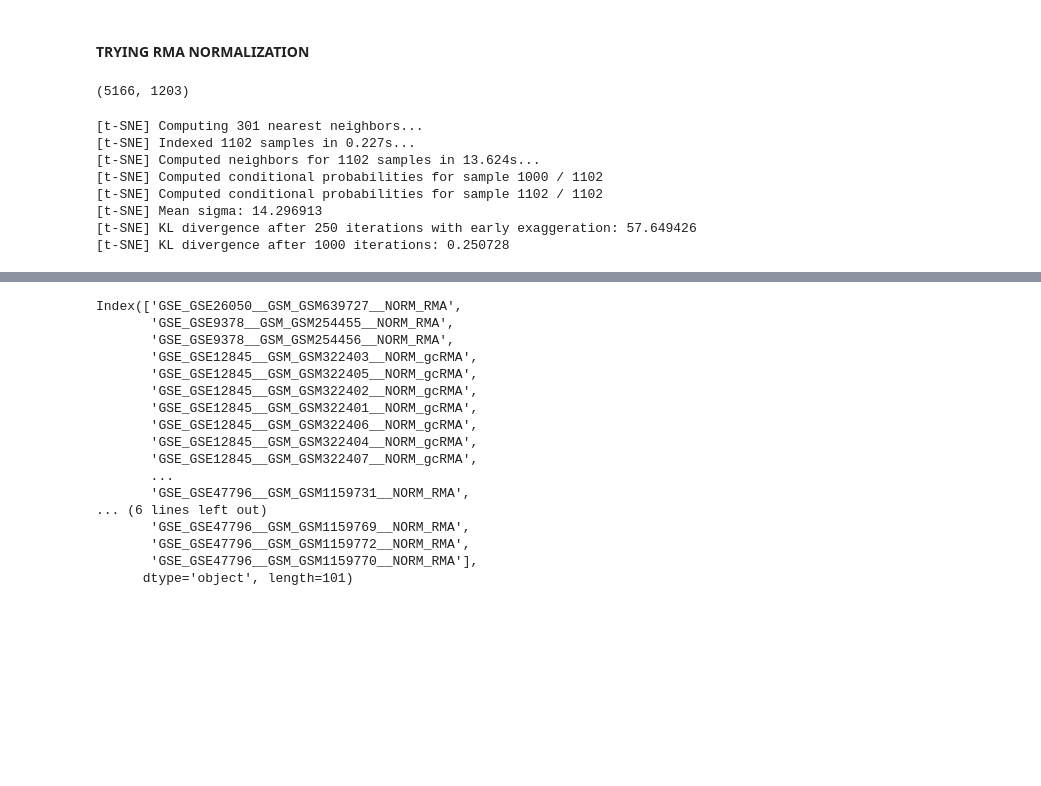
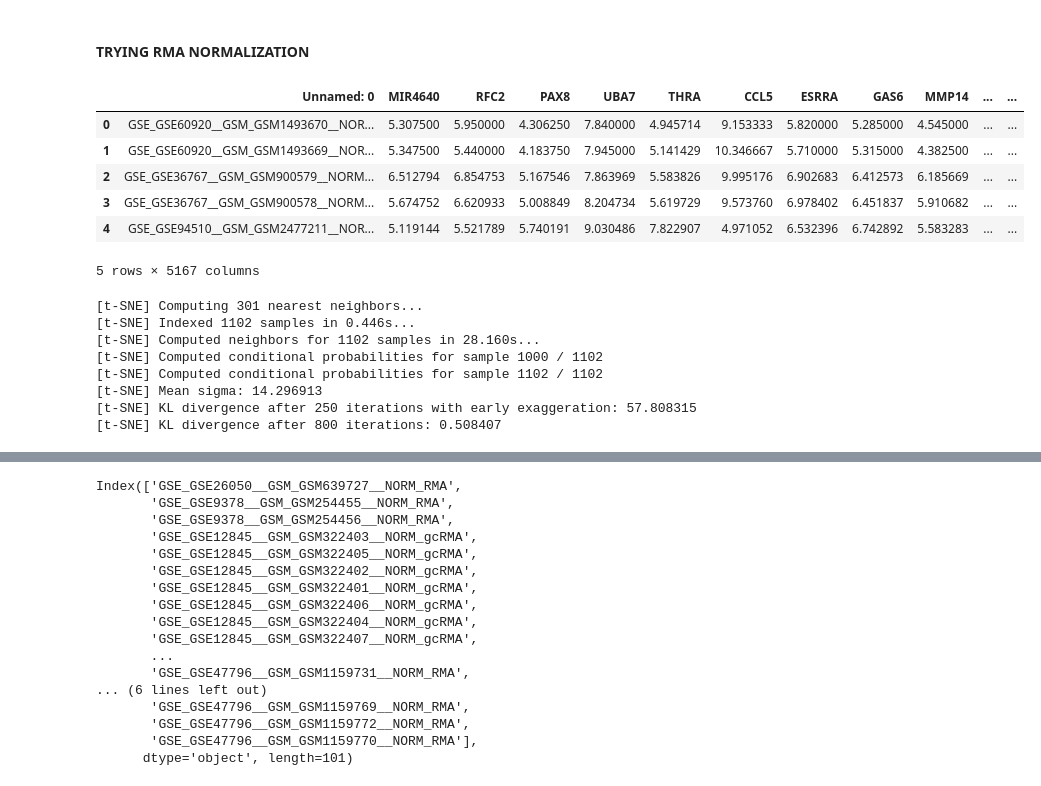
Before and after one commit to qu4drupole/DREAM_cell_deconvolution, a Jupyter notebook: Bulk_mircoarray/EDA_visualization.ipynb, the cells around one changed output, grey strips where cells are left out. Drawn from its saved outputs; the diff is of its cells as text; code cells hidden in the pictures; blank space fills up the shorter version.

```diff
--- a/Bulk_mircoarray/EDA_visualization.ipynb
+++ b/Bulk_mircoarray/EDA_visualization.ipynb
@@ -27,22 +29,28 @@ coarse_data = microarray_data(['CD4.T.cells', 'CD8.T.cells', 'NK.cells', 'B.cell
 coarseAll = coarse_data.mergeCellTypes()
 # %%
 # coarseAll.keys()
-coarseAll['merged_df'].shape
+test_df.head()
 # %% [output]
+|  | Unnamed: 0 | MIR4640 | RFC2 | PAX8 | UBA7 | THRA | CCL5 | ESRRA | GAS6 | MMP14 | ... | ... |
+| 0 | GSE_GSE60920__GSM_GSM1493670__NOR... | 5.307500 | 5.950000 | 4.306250 | 7.840000 | 4.945714 | 9.153333 | 5.820000 | 5.285000 | 4.545000 | ... | ... |
+| 1 | GSE_GSE60920__GSM_GSM1493669__NOR... | 5.347500 | 5.440000 | 4.183750 | 7.945000 | 5.141429 | 10.346667 | 5.710000 | 5.315000 | 4.382500 | ... | ... |
+| 2 | GSE_GSE36767__GSM_GSM900579__NORM... | 6.512794 | 6.854753 | 5.167546 | 7.863969 | 5.583826 | 9.995176 | 6.902683 | 6.412573 | 6.185669 | ... | ... |
+| 3 | GSE_GSE36767__GSM_GSM900578__NORM... | 5.674752 | 6.620933 | 5.008849 | 8.204734 | 5.619729 | 9.573760 | 6.978402 | 6.451837 | 5.910682 | ... | ... |
+| 4 | GSE_GSE94510__GSM_GSM2477211__NOR... | 5.119144 | 5.521789 | 5.740191 | 9.030486 | 7.822907 | 4.971052 | 6.532396 | 6.742892 | 5.583283 | ... | ... |
-(5166, 1203)
+5 rows × 5167 columns
 # %%
 test_df = coarseAll['merged_df'].copy()
 cellType = coarseAll['cellTypes'].copy()
 # %%
 tsne = TSNE(n_components=3, verbose=1, perplexity=100, n_iter=2000)
-tsne_results = tsne.fit_transform(test_df.drop(outliers,1).T)
+tsne_results = tsne.fit_transform(test_df)
 # %% [output]
 [t-SNE] Computing 301 nearest neighbors...
-[t-SNE] Indexed 1102 samples in 0.227s...
-[t-SNE] Computed neighbors for 1102 samples in 13.624s...
+[t-SNE] Indexed 1102 samples in 0.446s...
+[t-SNE] Computed neighbors for 1102 samples in 28.160s...
 [t-SNE] Computed conditional probabilities for sample 1000 / 1102
 [t-SNE] Computed conditional probabilities for sample 1102 / 1102
 [t-SNE] Mean sigma: 14.296913
-[t-SNE] KL divergence after 250 iterations with early exaggeration: 57.649426
-[t-SNE] KL divergence after 1000 iterations: 0.250728
+[t-SNE] KL divergence after 250 iterations with early exaggeration: 57.808315
+[t-SNE] KL divergence after 800 iterations: 0.508407
 # %%
```
Also changed, not shown: parts of 5 cells of this notebook, 6 other files.
